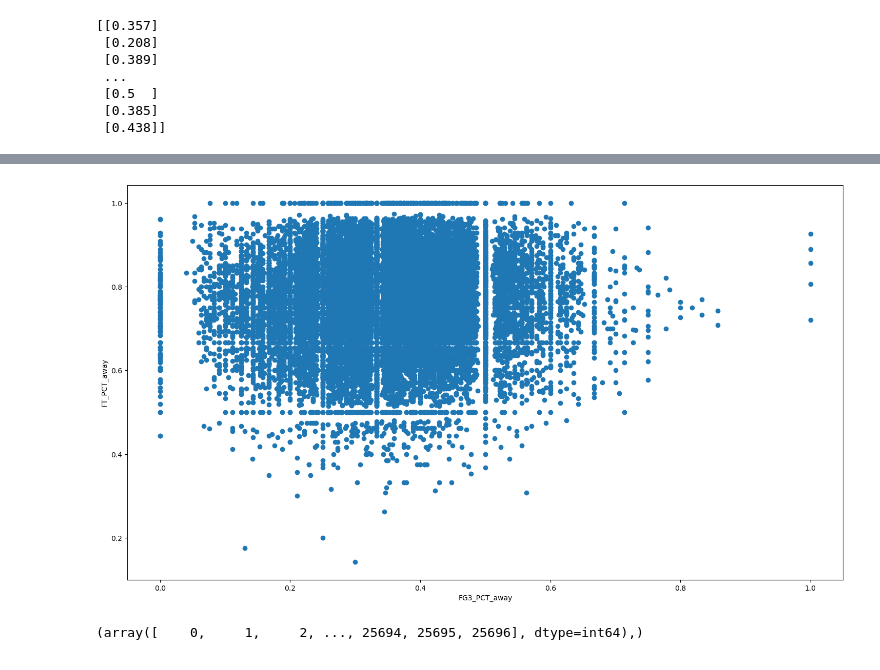
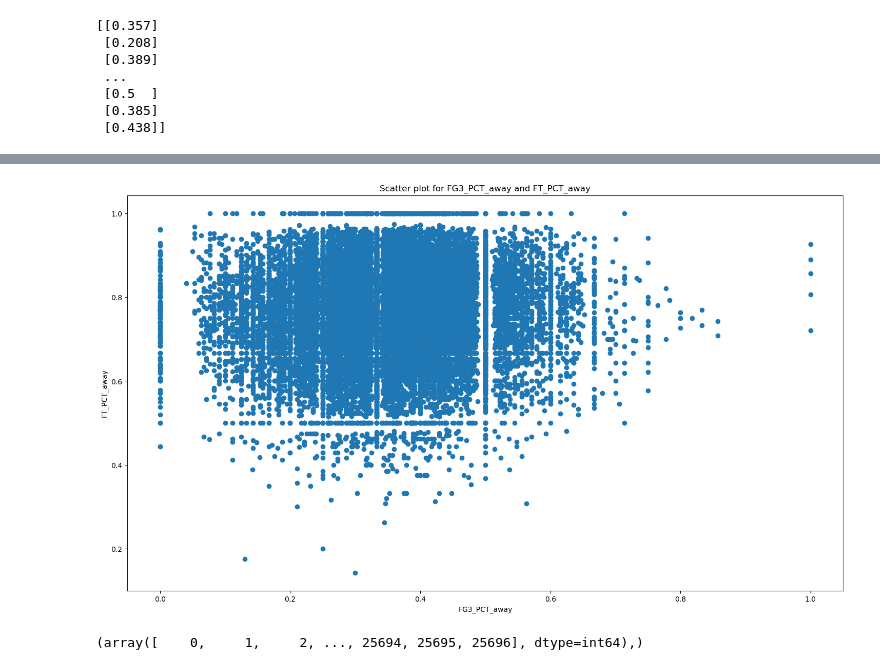
Before and after one commit to swethak2/NBA-games-data, a Jupyter notebook: NBA_games_data.ipynb, the cells around one changed output, grey strips where cells are left out. Drawn from its saved outputs; the diff is of its cells as text; code cells hidden in the pictures.

```diff
--- a/NBA_games_data.ipynb
+++ b/NBA_games_data.ipynb
@@ -273,16 +265,17 @@ sns.boxplot(df['FG3_PCT_away'])
 # %%
 import matplotlib.pyplot as plt
 fig, ax = plt.subplots(figsize = (18,10))
+plt.title("Scatter plot for FG3_PCT_away and FT_PCT_away")
 ax.scatter(df['FG3_PCT_away'], df['FT_PCT_away'])
 
 # x-axis label
 ax.set_xlabel('FG3_PCT_away')
 
 # y-axis label
 ax.set_ylabel('FT_PCT_away')
 plt.show()
 # %% [output]
-[figure, old version]
+[figure, new version]
 # %%
 #detecting position of outliers
 print(np.where(df['FG3_PCT_away']>0))
```
Also changed, not shown: parts of 24 cells of this notebook.
